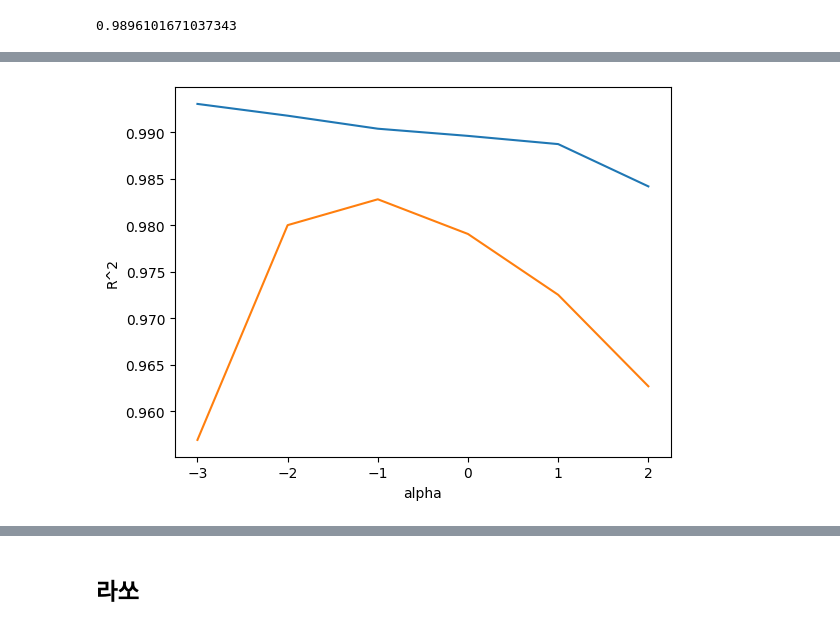
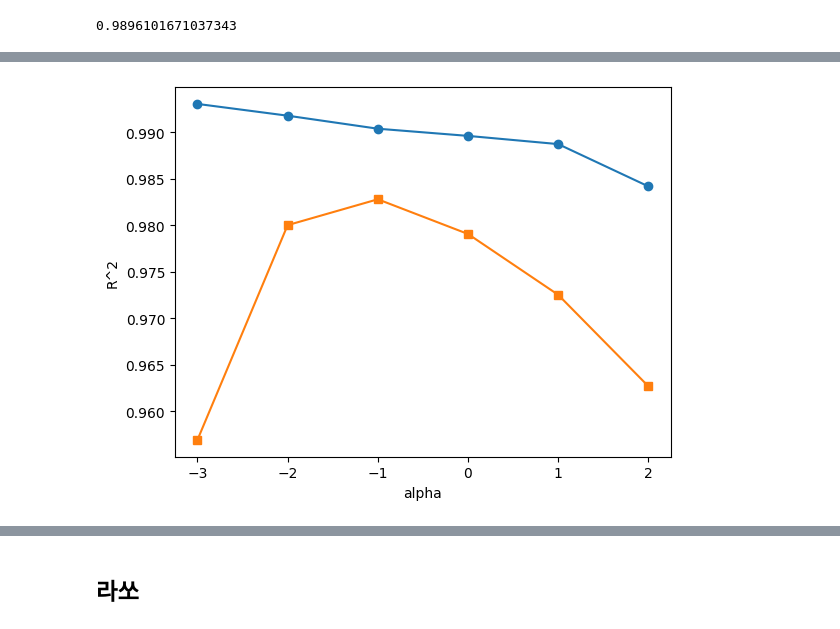
Before and after one commit to glasslego/ml-deep-learning-study, a Jupyter notebook: src/notebook/3-3_regularization.ipynb, the cells around one changed output, grey strips where cells are left out. Saved outputs shown, nothing was run; the diff lists cells and outputs as text; code cells hidden in the pictures.

```diff
--- a/src/notebook/3-3_regularization.ipynb
+++ b/src/notebook/3-3_regularization.ipynb
@@ -206,13 +281,13 @@ for alpha in alpha_list:
     train_score.append(ridge.score(train_scaled, train_target))
     test_score.append(ridge.score(test_scaled, test_target))
 # %%
-plt.plot(np.log10(alpha_list), train_score)
-plt.plot(np.log10(alpha_list), test_score)
+plt.plot(np.log10(alpha_list), train_score,  marker='o')
+plt.plot(np.log10(alpha_list), test_score,  marker='s')
 plt.xlabel("alpha")
 plt.ylabel("R^2")
 plt.show()
 # %% [output]
-[figure, old version]
+[figure, new version]
 # %%
 ridge = Ridge(alpha=0.1)
 ridge.fit(train_scaled, train_target)
```
Also changed, not shown: parts of 22 cells of this notebook, 10 other files.
